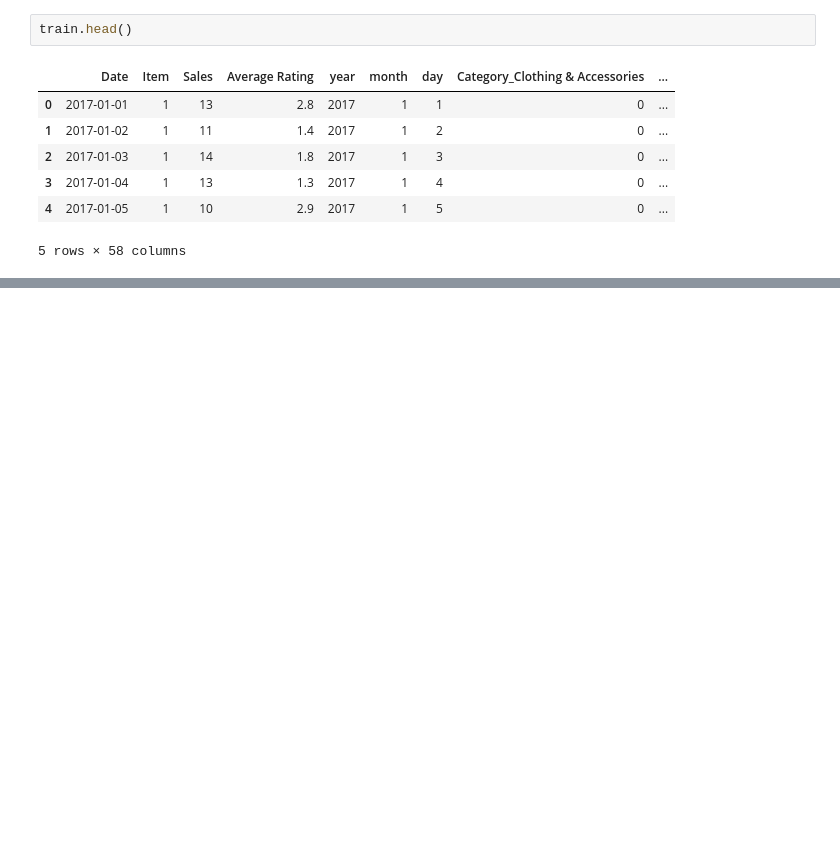
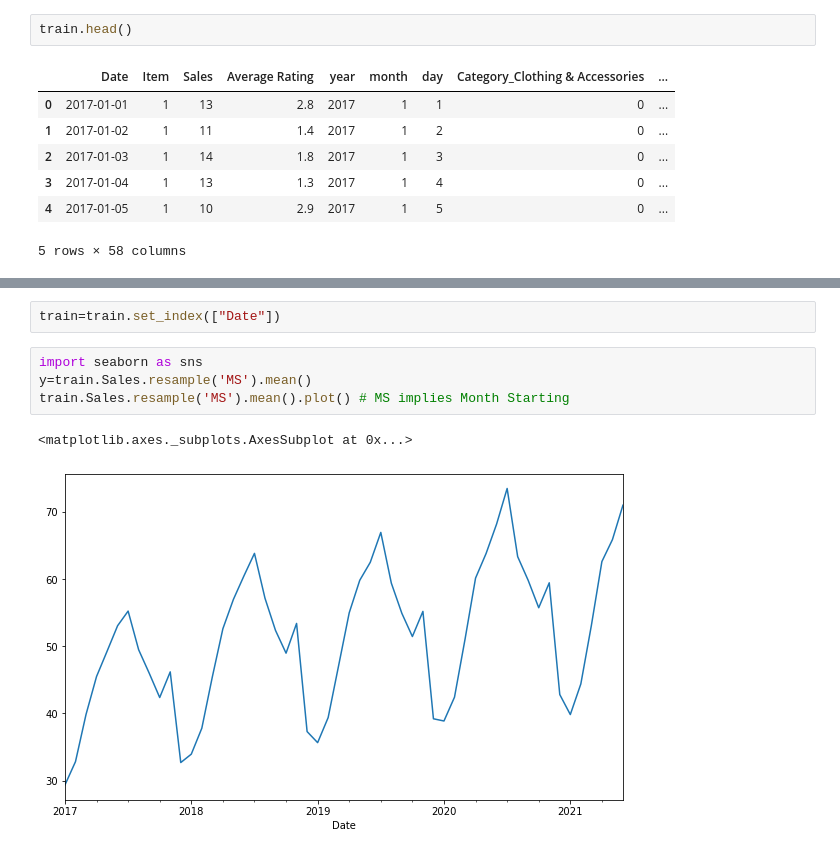
Before and after one commit to AydenZK/MDSS-Datathon, a Jupyter notebook: MDSS Datathon notebook.ipynb, the cells around one changed output, grey strips where cells are left out. Drawn from its saved outputs; the diff is of its cells as text; blank space fills up the shorter version.

```diff
--- a/MDSS Datathon notebook.ipynb
+++ b/MDSS Datathon notebook.ipynb
@@ -141,0 +151,9 @@ train.head()
+# %%
+train=train.set_index(["Date"])
+# %%
+import seaborn as sns
+y=train.Sales.resample('MS').mean()
+train.Sales.resample('MS').mean().plot() # MS implies Month Starting
+# %% [output]
+<matplotlib.axes._subplots.AxesSubplot at 0x...>
+[figure, added]
```
Also changed, not shown: parts of 14 cells of this notebook.
